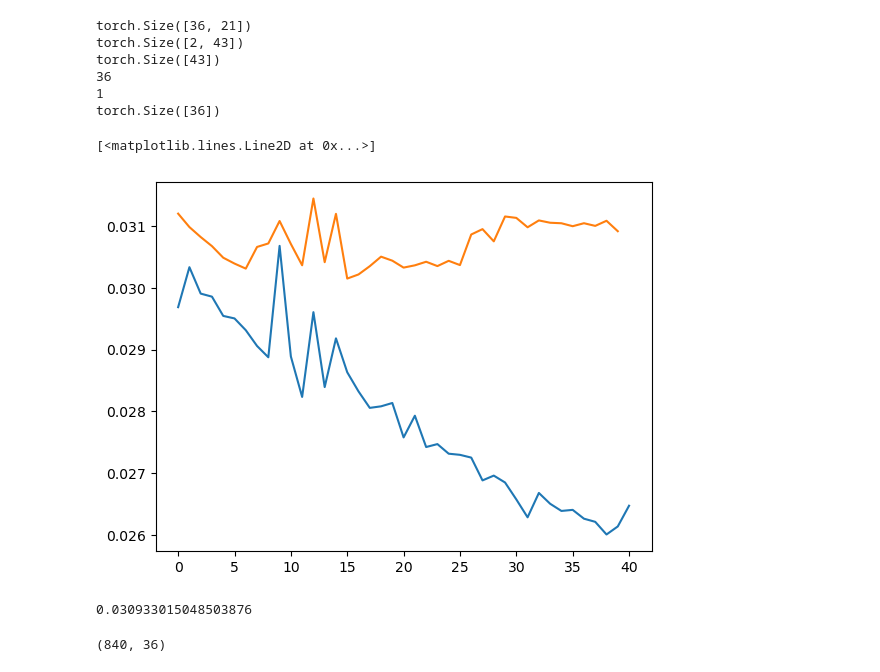
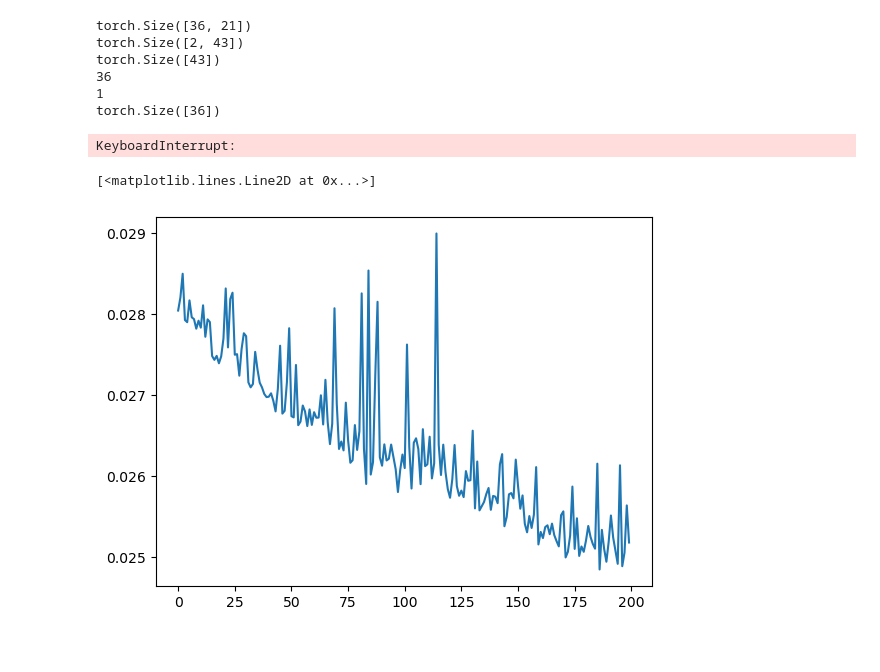
Before and after one commit to asadsabir/SupplyChain, a Jupyter notebook: final_supply_chain/wrangling.ipynb, the cells around one changed output. Cells and saved outputs as stored; diff of their text form; code cells hidden in the pictures.

Commit message:
modelling

```diff
--- a/final_supply_chain/wrangling.ipynb
+++ b/final_supply_chain/wrangling.ipynb
@@ -221,7 +221,7 @@ test_loss = []
 t = tqdm(range(400),leave=True)
 
 for epoch in t:
-
+    scale_factor = np.random.choice(np.arange(0.8,1.25,0.05))
     model.train()
 
     H = None
@@ -230,10 +230,13 @@ for epoch in t:
 
     cost = torch.zeros(1)
     for time, snapshot in enumerate(train_iter):
+        augment_y = scale_factor * snapshot.y
+        augmented_xf = snapshot.x[:,:10] * scale_factor
+        augmented_x = snapshot.x
+        augmented_x[:,:10] = augmented_xf
+        y_hat,H,C = model(augmented_x, snapshot.edge_index, H, C)
 
-        y_hat,H,C = model(snapshot.x, snapshot.edge_index, H, C)
-
-        cost = cost + loss(y_hat,snapshot.y)#torch.mean((y_hat-snapshot.y)**2)
+        cost = cost + loss(y_hat,augment_y)#torch.mean((y_hat-snapshot.y)**2)
         if time == 1000:
             train_loss.append(cost.detach()/batch_size)
         if time%batch_size == 0 or time == 1260:
@@ -254,24 +257,23 @@ for epoch in t:
             pred,H_t,C_t = model(tsnapshot.x, tsnapshot.edge_index, H_t,C_t)
             test_cost = test_cost + loss(pred,tsnapshot.y)
             previous = tsnapshot.y
-            # if ttime%batch_size == 0:
-            #     H_t = None
-            #     C_t = None
+
         test_cost = test_cost / (ttime+1)
         test_cost = test_cost.item()
         test_loss.append(test_cost)
 
-    #scheduler.step()
+
+    if epoch % 5 == 0:
+        torch.save(model.state_dict(),f'models/modelat{len(test_loss)}.pth')
     t.set_description(f'train MSE:{train_loss[-1].item():3f}, test MSE:{test_loss[-1]:3f}')
-    # if epoch > 15:
-    #         if test_loss[-1] > test_loss[-2] and test_loss[-2] > test_loss[-3] and test_loss[-3] > test_loss[-4]:
-    #             break
+# %% [output]
+KeyboardInterrupt:
 # %%
-plt.plot(train_loss[50:])
-plt.plot(test_loss[50:])
+#plt.plot(train_loss[-200:])
+plt.plot(test_loss[-200:])
 # %% [output]
 [<matplotlib.lines.Line2D at 0x...>]
-[figure, old version]
+[figure, new version]
 # %%
 H_t = None
 C_t = None
@@ -292,16 +294,12 @@ test_cost = test_cost.item()
 test_loss.append(test_cost)
 # %%
 test_cost
-# %% [output]
-0.030933015048503876
 # %%
 preds = np.array(preds).reshape((840,36))
 true = np.array(true)
 # %%
 preds.shape
 #true.shape
-# %% [output]
-(840, 36)
 # %%
 for s in range(36):
     plt.plot(true[:,s])
```
Also changed, not shown: parts of 8 cells of this notebook, 7 other files.
